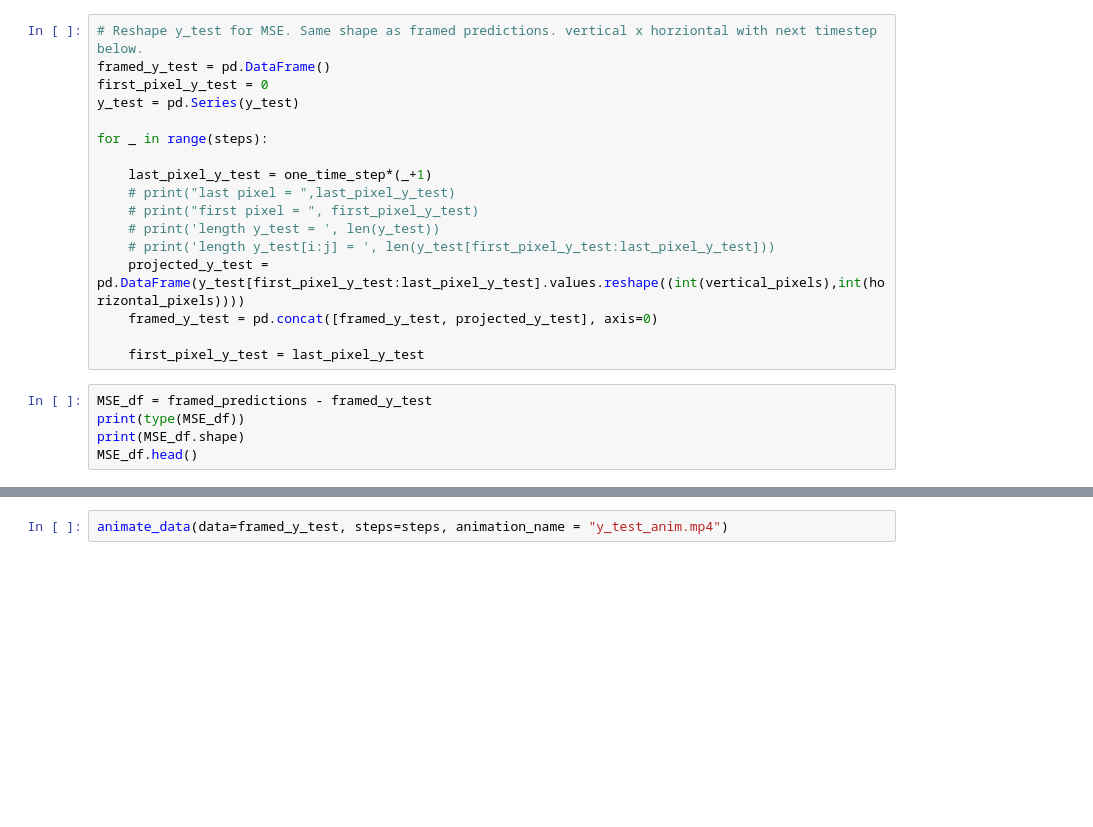
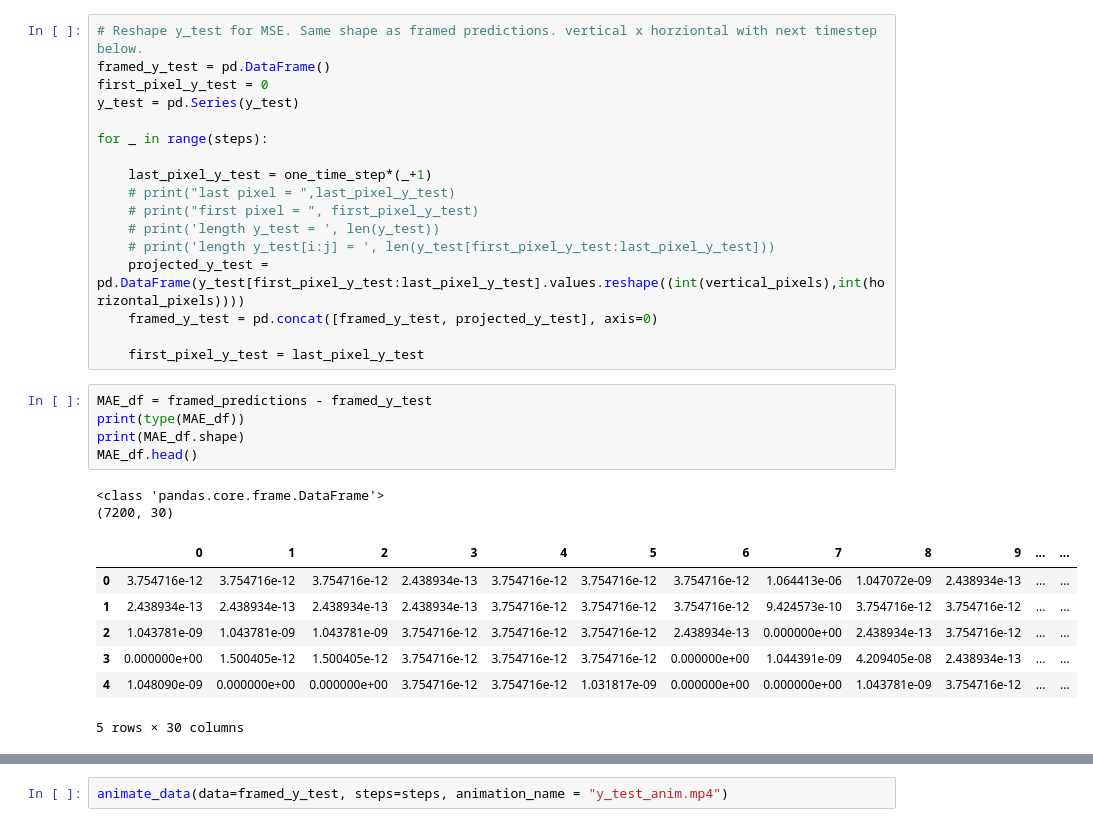
Before and after one commit to RicktenE/Thesis, a Jupyter notebook: Software/Version3.ipynb, the cells around one changed output, grey strips where cells are left out. Cells and saved outputs as stored; diff of their text form; blank space fills up the shorter version.

```diff
--- a/Software/Version3.ipynb
+++ b/Software/Version3.ipynb
@@ -429,8 +429,18 @@ for _ in range(steps):
 
     first_pixel_y_test = last_pixel_y_test
 # %%
-MSE_df = framed_predictions - framed_y_test
-print(type(MSE_df))
-print(MSE_df.shape)
-MSE_df.head()
+MAE_df = framed_predictions - framed_y_test
+print(type(MAE_df))
+print(MAE_df.shape)
+MAE_df.head()
+# %% [output]
+<class 'pandas.core.frame.DataFrame'>
+(7200, 30)
+|  | 0 | 1 | 2 | 3 | 4 | 5 | 6 | 7 | 8 | 9 | ... | ... |
+| 0 | 3.754716e-12 | 3.754716e-12 | 3.754716e-12 | 2.438934e-13 | 3.754716e-12 | 3.754716e-12 | 3.754716e-12 | 1.064413e-06 | 1.047072e-09 | 2.438934e-13 | ... | ... |
+| 1 | 2.438934e-13 | 2.438934e-13 | 2.438934e-13 | 2.438934e-13 | 3.754716e-12 | 3.754716e-12 | 3.754716e-12 | 9.424573e-10 | 3.754716e-12 | 3.754716e-12 | ... | ... |
+| 2 | 1.043781e-09 | 1.043781e-09 | 1.043781e-09 | 3.754716e-12 | 3.754716e-12 | 3.754716e-12 | 2.438934e-13 | 0.000000e+00 | 2.438934e-13 | 3.754716e-12 | ... | ... |
+| 3 | 0.000000e+00 | 1.500405e-12 | 1.500405e-12 | 3.754716e-12 | 3.754716e-12 | 3.754716e-12 | 0.000000e+00 | 1.044391e-09 | 4.209405e-08 | 2.438934e-13 | ... | ... |
+| 4 | 1.048090e-09 | 0.000000e+00 | 0.000000e+00 | 3.754716e-12 | 3.754716e-12 | 1.031817e-09 | 0.000000e+00 | 0.000000e+00 | 1.043781e-09 | 3.754716e-12 | ... | ... |
+5 rows × 30 columns
 # %%
```
Also changed, not shown: parts of 1 cell of this notebook.
